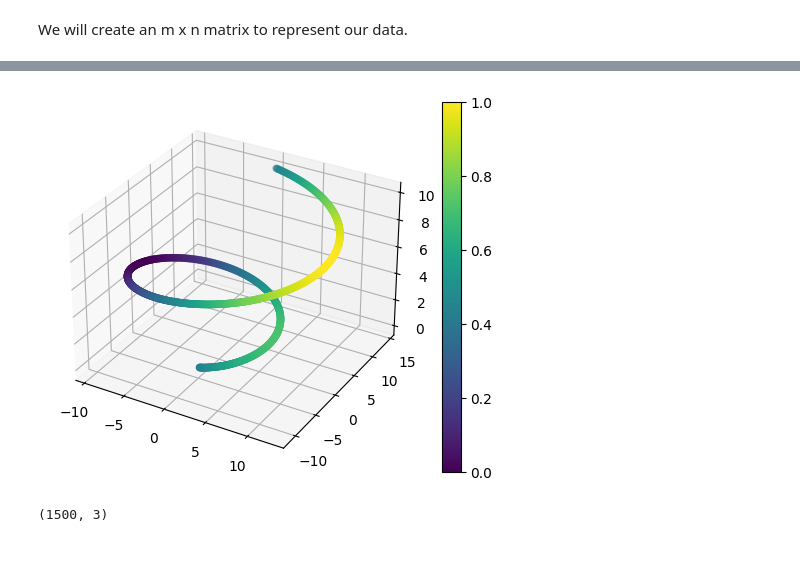
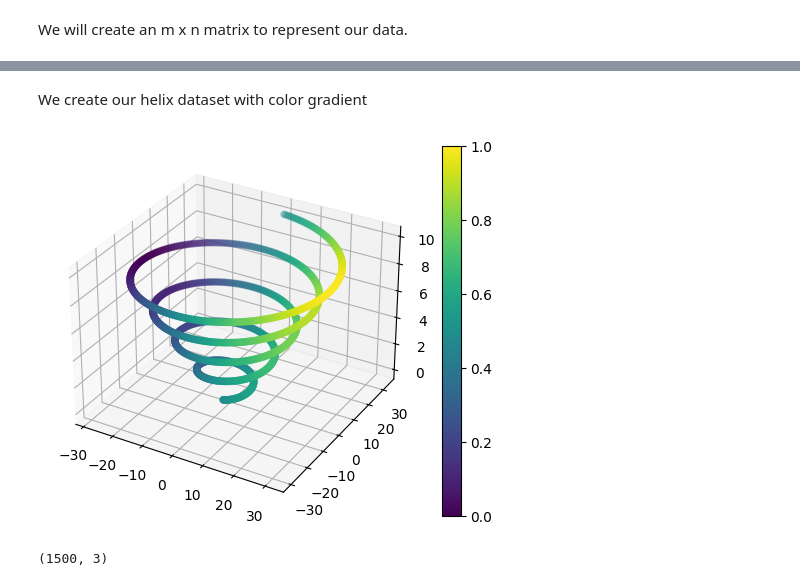
Before and after one commit to lucas-tucker/REU-2023, a Jupyter notebook: laplacian_eigenmaps_helix_experiment.ipynb, the cells around one changed output, grey strips where cells are left out. Saved outputs shown, nothing was run; the diff lists cells and outputs as text; code cells hidden in the pictures; blank space fills up the shorter version.

```diff
--- a/laplacian_eigenmaps_helix_experiment.ipynb
+++ b/laplacian_eigenmaps_helix_experiment.ipynb
@@ -48,31 +12,33 @@ def get_le_reduced(k, X, W):
+# %% [markdown]
+We create our helix dataset with color gradient
 # %%
-theta = np.linspace(1.5 * np.pi, 4.5 * np.pi, m) # 1.5 to 4.5 default
+theta = np.linspace(1.5 * np.pi, 10.5 * np.pi, m) # 1.5 to 4.5 default
 r = np.linspace(0, 10, m)
 x = theta * np.cos(theta)
 z = r
 y = theta * np.sin(theta)
 # fig = plt.figure()
 gradient_colors = x
 
 # Normalize the gradient_colors to be between 0 and 1
 min_color = np.min(gradient_colors)
 max_color = np.max(gradient_colors)
 normalized_colors = (gradient_colors - min_color) / (max_color - min_color)
 
 # Create a colormap
 colormap = cm.viridis
 
 # Create an interpolated color gradient based on the normalized_colors
 interpolated_colors = colormap(normalized_colors)
 
 # Plot the original data points in 3D with the interpolated color gradient
 fig = plt.figure()
 ax = fig.add_subplot(111, projection='3d')
 sc = ax.scatter(x, y, z, c=interpolated_colors)
 fig.colorbar(sc)
 plt.show()
 # %% [output]
-[figure, old version]
+[figure, new version]
 # %%
 X = np.vstack((x, y, z)).T
 X.shape
```
Also changed, not shown: parts of 18 cells of this notebook, 1 other file.
